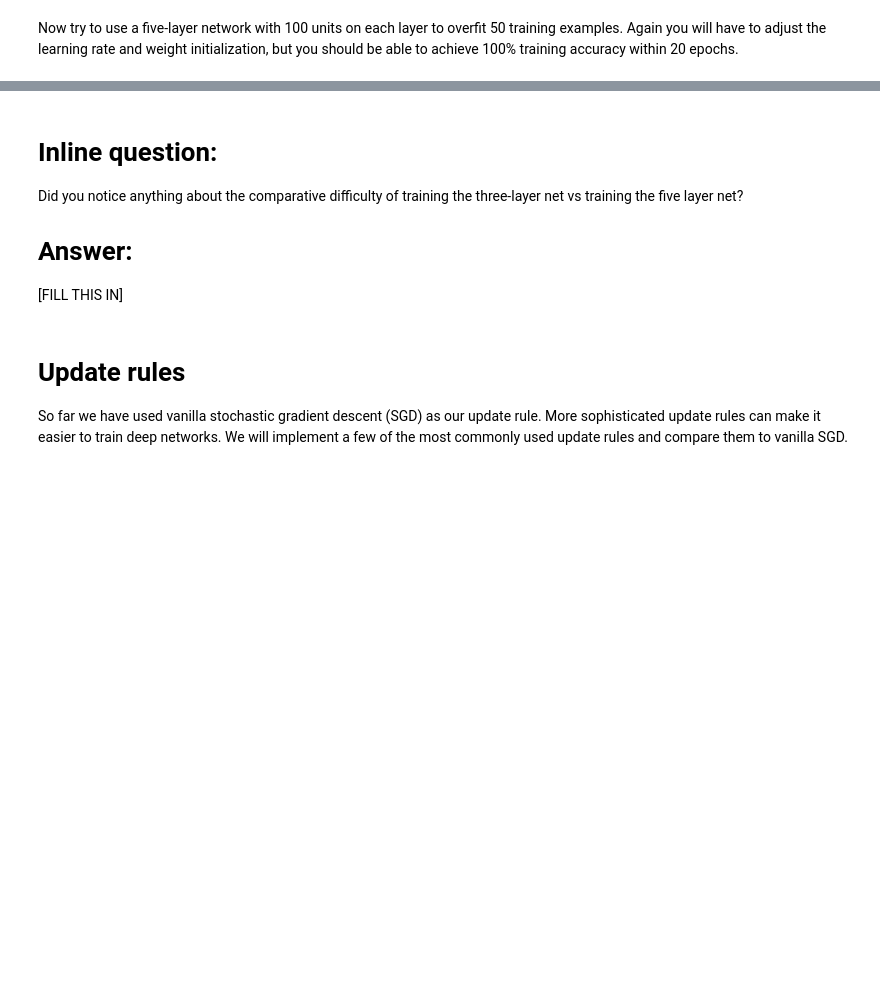
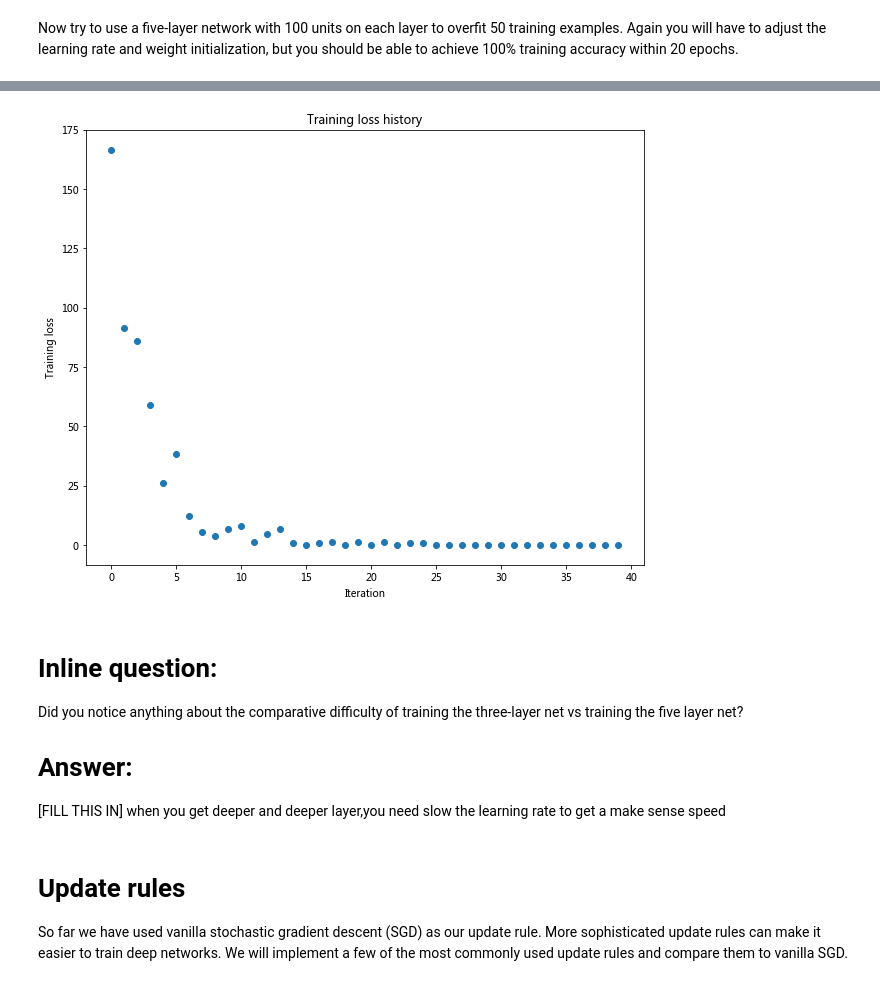
Before and after one commit to vwozhaoxin/cs229_homework, a Jupyter notebook: assignment2/FullyConnectedNets.ipynb, the cells around one changed output, grey strips where cells are left out. Cells and saved outputs as stored; diff of their text form; code cells hidden in the pictures; blank space fills up the shorter version.

```diff
--- a/assignment2/FullyConnectedNets.ipynb
+++ b/assignment2/FullyConnectedNets.ipynb
@@ -368,8 +490,8 @@ small_data = {
   'y_val': data['y_val'],
 }
 
-learning_rate = 1e-3
-weight_scale = 1e-5
+learning_rate = 3e-4
+weight_scale = 1e-1
 model = FullyConnectedNet([100, 100, 100, 100],
                 weight_scale=weight_scale, dtype=np.float64)
 solver = Solver(model, small_data,
@@ -386,3 +508,4 @@ plt.title('Training loss history')
 plt.xlabel('Iteration')
 plt.ylabel('Training loss')
 plt.show()
+# %% [output]
@@ -389,9 +529,10 @@ plt.show()
+[figure, added]
 # %% [markdown]
 # Inline question:
 Did you notice anything about the comparative difficulty of training the three-layer net vs training the five layer net?
 
 # Answer:
-[FILL THIS IN]
+[FILL THIS IN] when you get  deeper and deeper layer,you need slow the learning rate to get a make sense speed
 # %% [markdown]
 # Update rules
 So far we have used vanilla stochastic gradient descent (SGD) as our update rule. More sophisticated update rules can make it easier to train deep networks. We will implement a few of the most commonly used update rules and compare them to vanilla SGD.
```
Also changed, not shown: parts of 24 cells of this notebook, 8 other files.
